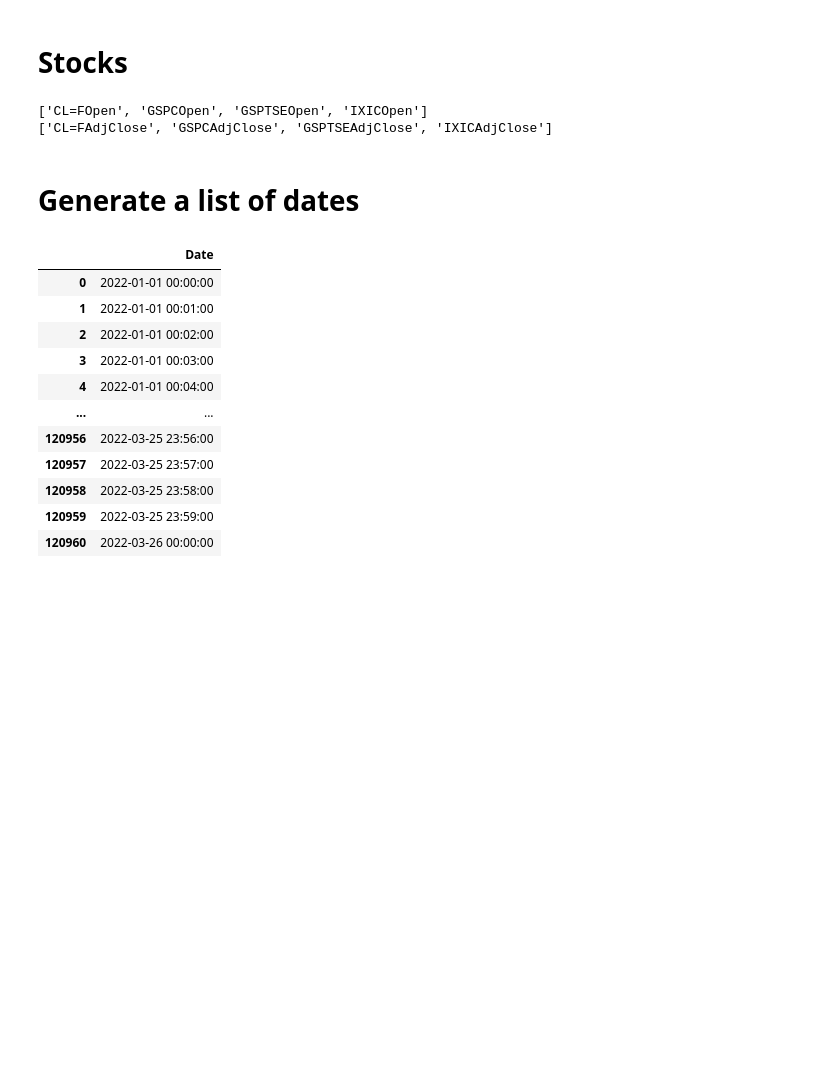
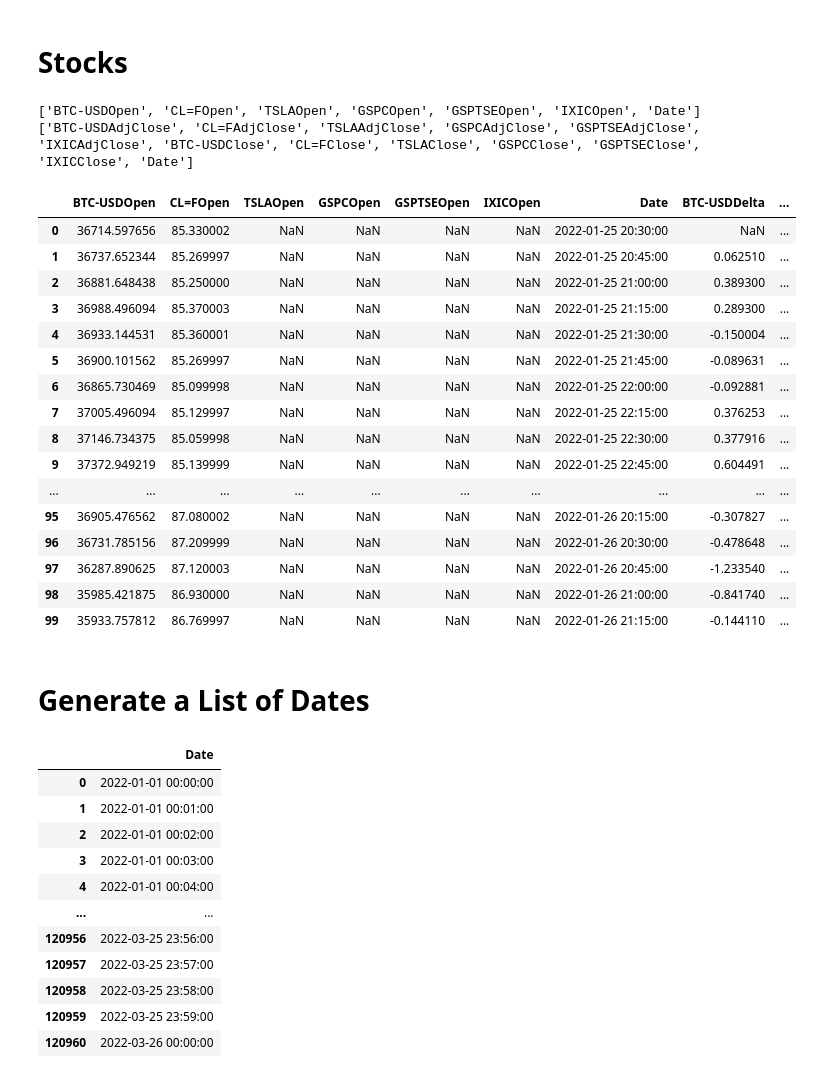
Before and after one commit to warriorprince86/MachineLearning, a Jupyter notebook: project/src/datamerge.ipynb, the cells around one changed output. Saved outputs shown, nothing was run; the diff lists cells and outputs as text; code cells hidden in the pictures; blank space fills up the shorter version.

```diff
--- a/project/src/datamerge.ipynb
+++ b/project/src/datamerge.ipynb
@@ -16,7 +16,7 @@ def convert_date(x,h, m):
     return date
 
 def stockDirection(x, pct=10):
-     # increase is 2, decrease is 0, remaining constant (+-pct%) is 1
+     # increase is 2, decrease is 0, remaining constant (+-pct) is 1
     if x<=-pct:
         return 0
     elif x>=pct:
@@ -42,51 +42,74 @@ def read_stocks_data_header(filename,read_lines=3):
 
     return header
 
-def stock_direction(df):
+def stock_direction(df,pp):
     cols = list(df.columns)
-    cols = [i for i in cols if 'Date' not in i]
     print(cols)
+    cols = [i for i in cols if 'date' not in str.lower(i)]
     for col in cols:
-        x = col
-        col_r = col.replace('Open','Delta')
-        col_r = col.replace('Close','Delta')
-        df[col_r] = df[col].dropna().diff()
+        if str.lower(pp)=='open':
+            col_r = str(col).replace('Open','Delta')
+        elif str.lower(pp)=='close':
+            col_r = str(col).replace('Close','Delta')
+        df[col_r] = df[col].dropna().diff()/df[col].dropna().shift(-1)*100
 
-        col_rr = x.replace('Open','Direction')
-        col_rr = x.replace('Close','Direction')
-        df[col_rr] = df[col_r].dropna().apply(lambda row: stockDirection(row, 0))
+        if str.lower(pp)=='open':
+            col_rr = str(col).replace('Open','Direction',)
+        elif str.lower(pp)=='close':
+            col_rr = str(col).replace('Close','Direction')
+        df[col_rr] = df[col_r].dropna().apply(lambda row: stockDirection(row, 0.5))
     return df
 
 def read_stocks_data(filename,header,skiprows):
     df = pd.read_csv(filename,names=header,skiprows=3)
     df['Date']=pd.to_datetime(df.Datetime)
+    df['Date']=df.Date.apply(lambda row:row.replace(tzinfo=None))
 
-    colofinterest= ['Date','CL=FOpen','CL=FAdjClose', 'GSPCOpen','GSPCAdjClose', 'GSPTSEOpen', 'GSPTSEAdjClose', 'IXICOpen', 'IXICAdjClose']
+    colofinterest= ['Date']+[col for col in df.columns if 'Open' in col] + [col for col in df.columns if 'Close' in col]
     df=df[colofinterest]
     df.drop_duplicates(subset='Date', inplace=True)
 
-
-    open_col = ([col for col in df_stocks.columns if 'Open' in col])
+    open_col = ([col for col in df.columns if 'Open' in col])
     open_col.append('Date')
     df_open = df[open_col]
 
-    close_col = [col for col in df_stocks.columns if 'Close' in col]
+    close_col = [col for col in df.columns if 'Close' in col]
     close_col.append('Date')
     df_close = df[close_col]
 
-    df_open_1 = stock_direction(df_open)
-    df_close_1 = stock_direction(df_close)
+    df_open_1 = stock_direction(df_open,pp='open')
+    df_close_1 = stock_direction(df_close,pp='close')
     return df_open_1, df_close_1
 # %%
 # Stocks Data
-filename='data/ ^GSPC CL=F ^IXIC ^GSPTSE_5m.csv'
+filename='data/^GSPC CL=F ^IXIC ^GSPTSE TSLA BTC-USD _15m.csv'
 header = read_stocks_data_header(filename)
 df_stocks_open, df_stocks_close = read_stocks_data(filename,header,3)
+df_stocks_open['Date'] = df_stocks_open.Date.apply(lambda row: row-timedelta(hours=5)) #change time to EST
+df_stocks_close['Date'] = df_stocks_open.Date.apply(lambda row: row-timedelta(hours=5)) #change time to EST
+df_stocks_open.head(100)
 # %% [output]
-['CL=FOpen', 'GSPCOpen', 'GSPTSEOpen', 'IXICOpen']
-['CL=FAdjClose', 'GSPCAdjClose', 'GSPTSEAdjClose', 'IXICAdjClose']
+['BTC-USDOpen', 'CL=FOpen', 'TSLAOpen', 'GSPCOpen', 'GSPTSEOpen', 'IXICOpen', 'Date']
+['BTC-USDAdjClose', 'CL=FAdjClose', 'TSLAAdjClose', 'GSPCAdjClose', 'GSPTSEAdjClose', 'IXICAdjClose', 'BTC-USDClose', 'CL=FClose', 'TSLAClose', 'GSPCClose', 'GSPTSEClose', 'IXICClose', 'Date']
+|  | BTC-USDOpen | CL=FOpen | TSLAOpen | GSPCOpen | GSPTSEOpen | IXICOpen | Date | BTC-USDDelta | ... |
+| 0 | 36714.597656 | 85.330002 | NaN | NaN | NaN | NaN | 2022-01-25 20:30:00 | NaN | ... |
+| 1 | 36737.652344 | 85.269997 | NaN | NaN | NaN | NaN | 2022-01-25 20:45:00 | 0.062510 | ... |
+| 2 | 36881.648438 | 85.250000 | NaN | NaN | NaN | NaN | 2022-01-25 21:00:00 | 0.389300 | ... |
+| 3 | 36988.496094 | 85.370003 | NaN | NaN | NaN | NaN | 2022-01-25 21:15:00 | 0.289300 | ... |
+| 4 | 36933.144531 | 85.360001 | NaN | NaN | NaN | NaN | 2022-01-25 21:30:00 | -0.150004 | ... |
+| 5 | 36900.101562 | 85.269997 | NaN | NaN | NaN | NaN | 2022-01-25 21:45:00 | -0.089631 | ... |
+| 6 | 36865.730469 | 85.099998 | NaN | NaN | NaN | NaN | 2022-01-25 22:00:00 | -0.092881 | ... |
+| 7 | 37005.496094 | 85.129997 | NaN | NaN | NaN | NaN | 2022-01-25 22:15:00 | 0.376253 | ... |
+| 8 | 37146.734375 | 85.059998 | NaN | NaN | NaN | NaN | 2022-01-25 22:30:00 | 0.377916 | ... |
+| 9 | 37372.949219 | 85.139999 | NaN | NaN | NaN | NaN | 2022-01-25 22:45:00 | 0.604491 | ... |
+| ... | ... | ... | ... | ... | ... | ... | ... | ... | ... |
+| 95 | 36905.476562 | 87.080002 | NaN | NaN | NaN | NaN | 2022-01-26 20:15:00 | -0.307827 | ... |
+| 96 | 36731.785156 | 87.209999 | NaN | NaN | NaN | NaN | 2022-01-26 20:30:00 | -0.478648 | ... |
+| 97 | 36287.890625 | 87.120003 | NaN | NaN | NaN | NaN | 2022-01-26 20:45:00 | -1.233540 | ... |
+| 98 | 35985.421875 | 86.930000 | NaN | NaN | NaN | NaN | 2022-01-26 21:00:00 | -0.841740 | ... |
+| 99 | 35933.757812 | 86.769997 | NaN | NaN | NaN | NaN | 2022-01-26 21:15:00 | -0.144110 | ... |
 # %% [markdown]
-# Generate a list of dates
+# Generate a List of Dates
 # %%
 # Date Range
 df_date= pd.DataFrame()
```
Also changed, not shown: parts of 32 cells of this notebook, 4 other files.
